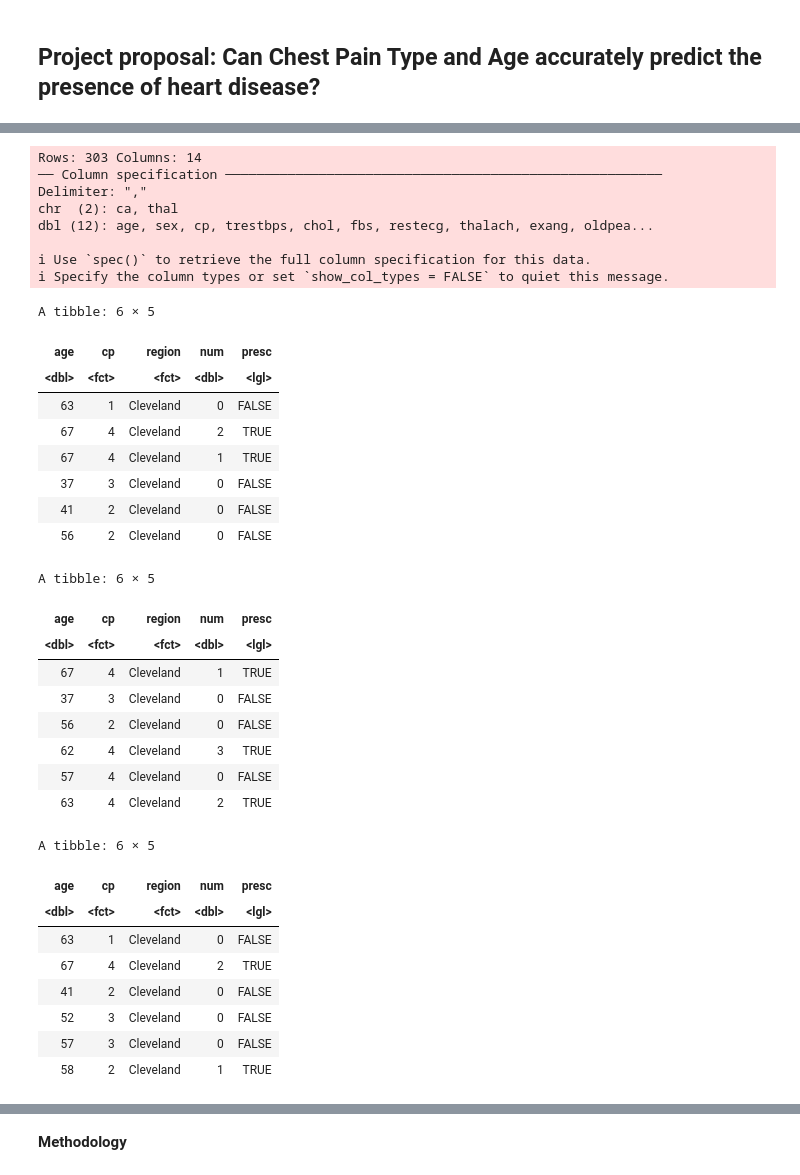
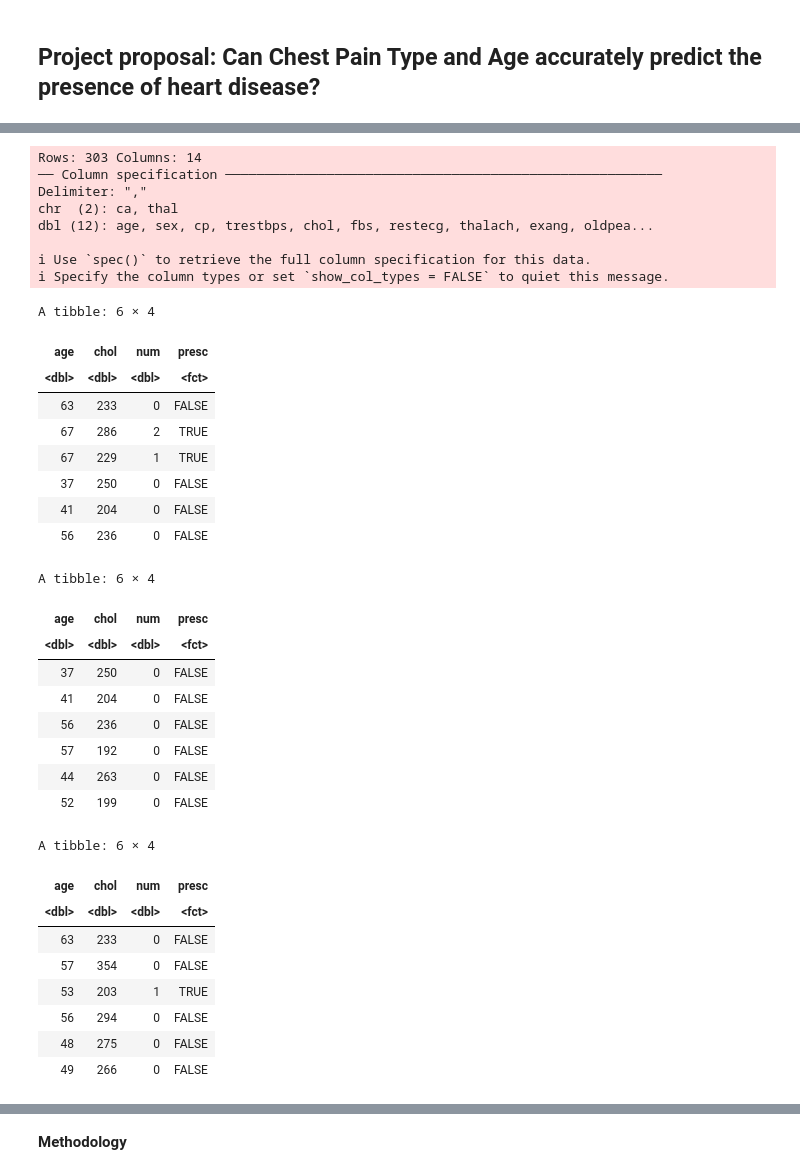
Before and after one commit to ywang550/dsci100project, a Jupyter notebook: project_proposal.ipynb, the cells around one changed output, grey strips where cells are left out. Drawn from its saved outputs; the diff is of its cells as text; code cells hidden in the pictures.

```diff
--- a/project_proposal.ipynb
+++ b/project_proposal.ipynb
@@ -26,43 +26,42 @@ Warning message:
 # %%
 # Read the data we need from web into R; the dataset I choose is "Cleveland" dataset.
 
 heart_disease_data <- read_csv("data/heart_disease/processed.cleveland.data",
                                c("age", "sex", "cp", "trestbps", "chol", "fbs", "restecg", "thalach", "exang", "oldpeak", "slope", "ca", "thal", "num"))
 
 heart_disease_data[ heart_disease_data == "?" ] <- NA
 
 #Select needed variables; this step is used for cleaning and wrangling the data into tidy format.
 heart_disease_data <- heart_disease_data |>
   mutate(presc = ifelse(is.na(num), NA, (num > 0))) |>
-  mutate(region = as.factor("Cleveland"),
-        sex = as.factor(sex),
-         cp = as.factor(cp)) |>
-  select(age, cp, region, num, presc)
+  filter(!is.na(presc)) |>
+  mutate(presc = as_factor(presc)) |>
+  select(age, chol, num, presc)
 
 #Display the first few rows as a table.
 head(heart_disease_data)
 # %% [output]
 Rows: 303 Columns: 14
 ── Column specification ────────────────────────────────────────────────────────
 Delimiter: ","
 chr  (2): ca, thal
 dbl (12): age, sex, cp, trestbps, chol, fbs, restecg, thalach, exang, oldpea...
 
 ℹ Use `spec()` to retrieve the full column specification for this data.
 ℹ Specify the column types or set `show_col_types = FALSE` to quiet this message.
-A tibble: 6 × 5
+A tibble: 6 × 4
-| age | cp | region | num | presc |
-| <dbl> | <fct> | <fct> | <dbl> | <lgl> |
-| 63 | 1 | Cleveland | 0 | FALSE |
-| 67 | 4 | Cleveland | 2 | TRUE |
-| 67 | 4 | Cleveland | 1 | TRUE |
-| 37 | 3 | Cleveland | 0 | FALSE |
-| 41 | 2 | Cleveland | 0 | FALSE |
-| 56 | 2 | Cleveland | 0 | FALSE |
+| age | chol | num | presc |
+| <dbl> | <dbl> | <dbl> | <fct> |
+| 63 | 233 | 0 | FALSE |
+| 67 | 286 | 2 | TRUE |
+| 67 | 229 | 1 | TRUE |
+| 37 | 250 | 0 | FALSE |
+| 41 | 204 | 0 | FALSE |
+| 56 | 236 | 0 | FALSE |
 # %%
 #Create training and testing sets
 set.seed(1234)
-heart_disease_split <- initial_split(heart_disease_data, prop = 0.75, strata = region)
+heart_disease_split <- initial_split(heart_disease_data, prop = 0.75, strata = presc)
 heart_disease_train <- training(heart_disease_split)
 heart_disease_test <- testing(heart_disease_split)
 
@@ -70,21 +69,21 @@ heart_disease_test <- testing(heart_disease_split)
 head(heart_disease_train)
 head(heart_disease_test)
 # %% [output]
-A tibble: 6 × 5
+A tibble: 6 × 4
-| age | cp | region | num | presc |
-| <dbl> | <fct> | <fct> | <dbl> | <lgl> |
-| 67 | 4 | Cleveland | 1 | TRUE |
-| 37 | 3 | Cleveland | 0 | FALSE |
-| 56 | 2 | Cleveland | 0 | FALSE |
-| 62 | 4 | Cleveland | 3 | TRUE |
-| 57 | 4 | Cleveland | 0 | FALSE |
-| 63 | 4 | Cleveland | 2 | TRUE |
+| age | chol | num | presc |
+| <dbl> | <dbl> | <dbl> | <fct> |
+| 37 | 250 | 0 | FALSE |
+| 41 | 204 | 0 | FALSE |
+| 56 | 236 | 0 | FALSE |
+| 57 | 192 | 0 | FALSE |
+| 44 | 263 | 0 | FALSE |
+| 52 | 199 | 0 | FALSE |
-A tibble: 6 × 5
+A tibble: 6 × 4
-| age | cp | region | num | presc |
-| <dbl> | <fct> | <fct> | <dbl> | <lgl> |
-| 63 | 1 | Cleveland | 0 | FALSE |
-| 67 | 4 | Cleveland | 2 | TRUE |
-| 41 | 2 | Cleveland | 0 | FALSE |
-| 52 | 3 | Cleveland | 0 | FALSE |
-| 57 | 3 | Cleveland | 0 | FALSE |
-| 58 | 2 | Cleveland | 1 | TRUE |
+| age | chol | num | presc |
+| <dbl> | <dbl> | <dbl> | <fct> |
+| 63 | 233 | 0 | FALSE |
+| 57 | 354 | 0 | FALSE |
+| 53 | 203 | 1 | TRUE |
+| 56 | 294 | 0 | FALSE |
+| 48 | 275 | 0 | FALSE |
+| 49 | 266 | 0 | FALSE |
```
Also changed, not shown: parts of 4 cells of this notebook.
